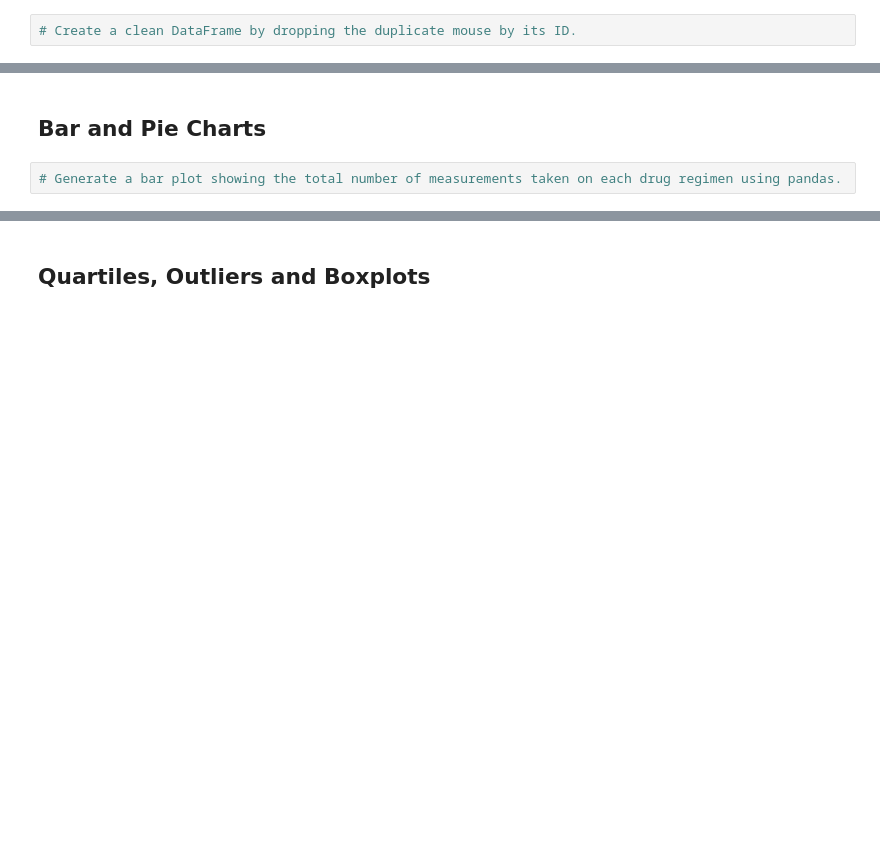
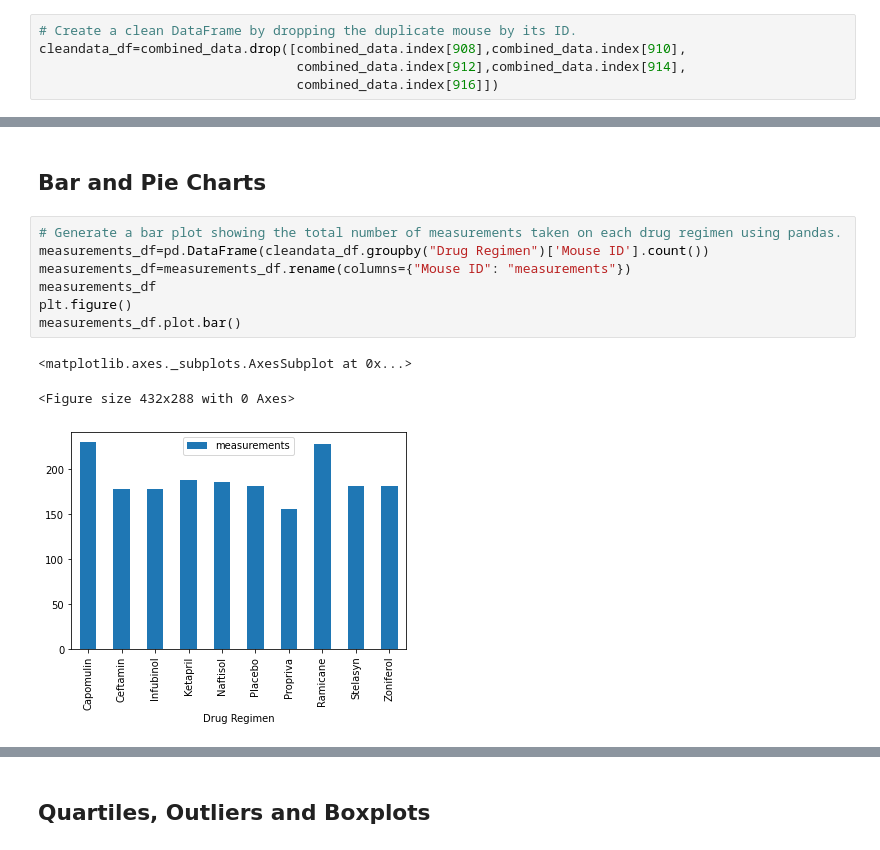
Before and after one commit to SugeilyMG/Matplotlib-challenge, a Jupyter notebook: pymaceuticals_starter.ipynb, the cells around one changed output, grey strips where cells are left out. Drawn from its saved outputs; the diff is of its cells as text; blank space fills up the shorter version.

```diff
--- a/pymaceuticals_starter.ipynb
+++ b/pymaceuticals_starter.ipynb
@@ -47,4 +68,7 @@ combined_data["Mouse ID"].count()
 # %%
 # Create a clean DataFrame by dropping the duplicate mouse by its ID.
+cleandata_df=combined_data.drop([combined_data.index[908],combined_data.index[910],
+                                 combined_data.index[912],combined_data.index[914],
+                                 combined_data.index[916]])
 # %%
 # Checking the number of mice in the clean DataFrame.
@@ -64,5 +193,14 @@ combined_data["Mouse ID"].count()
 ## Bar and Pie Charts
 # %%
 # Generate a bar plot showing the total number of measurements taken on each drug regimen using pandas.
+measurements_df=pd.DataFrame(cleandata_df.groupby("Drug Regimen")['Mouse ID'].count())
+measurements_df=measurements_df.rename(columns={"Mouse ID": "measurements"})
+measurements_df
+plt.figure()
+measurements_df.plot.bar()
+# %% [output]
+<matplotlib.axes._subplots.AxesSubplot at 0x...>
+<Figure size 432x288 with 0 Axes>
+[figure, added]
 # %%
 # Generate a bar plot showing the total number of measurements taken on each drug regimen using pyplot.
```
Also changed, not shown: parts of 14 cells of this notebook.
